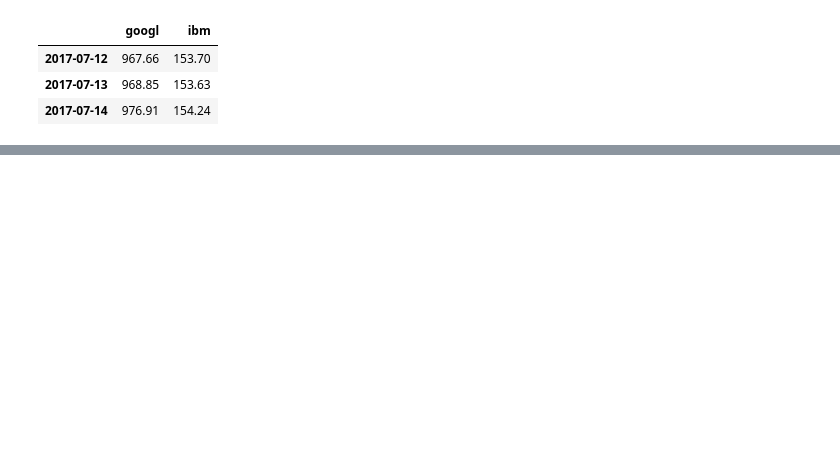
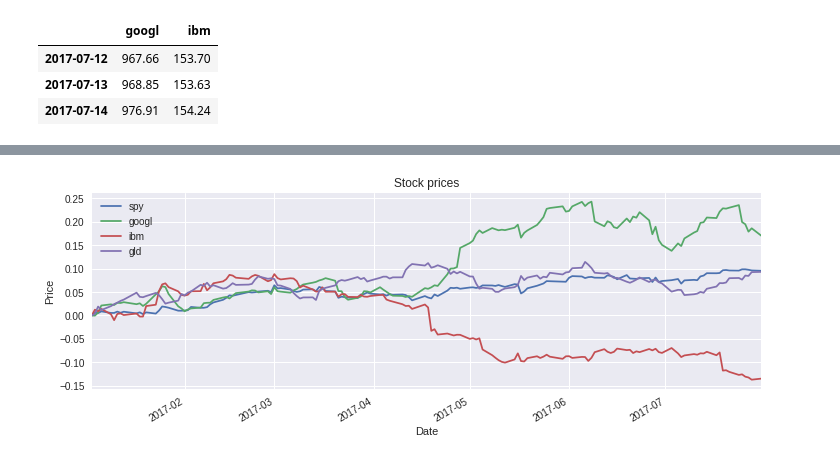
Before and after one commit to angelmtenor/ML4T, a Jupyter notebook: A_Working_with_multiple_stocks.ipynb, the cells around one changed output, grey strips where cells are left out. Drawn from its saved outputs; the diff is of its cells as text; code cells hidden in the pictures; blank space fills up the shorter version.

```diff
--- a/A_Working_with_multiple_stocks.ipynb
+++ b/A_Working_with_multiple_stocks.ipynb
@@ -65,0 +95,6 @@ plot_stock(normalized_df)
+# %%
+# Cumulative returns
+cumulative_df = normalized_df - 1
+plot_stock(cumulative_df)
+# %% [output]
+[figure, added]
```
Also changed, not shown: parts of 9 cells of this notebook.
